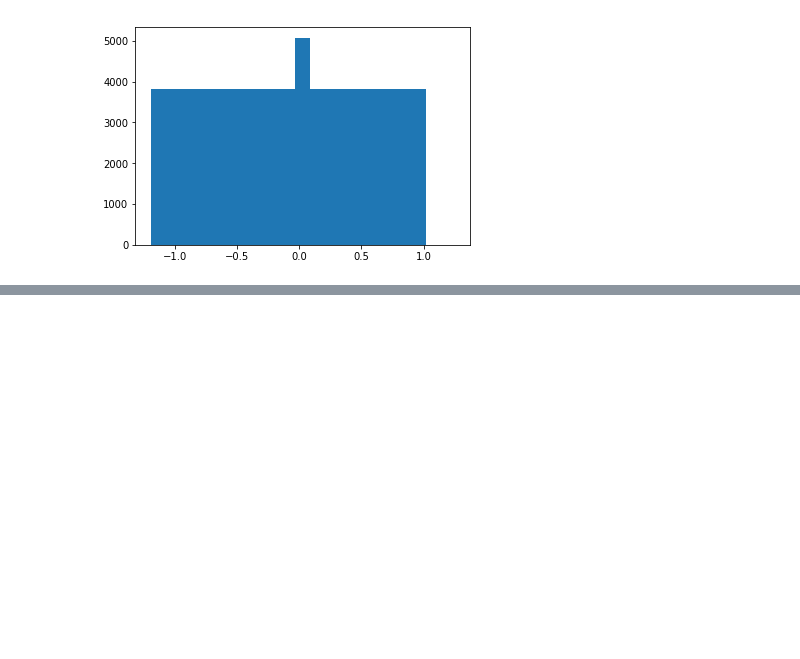
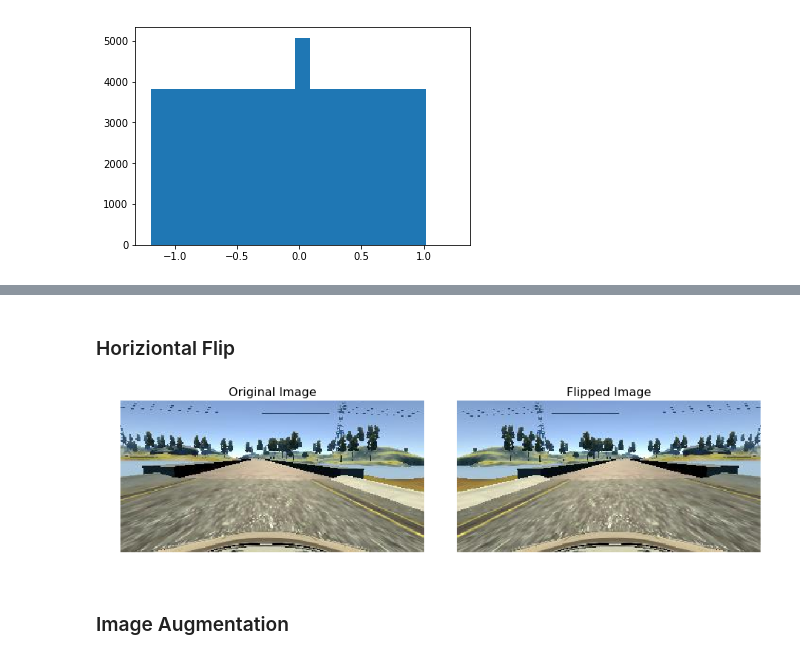
Before and after one commit to aboerzel/Behavioral-Cloning, a Jupyter notebook: data_analysis.ipynb, the cells around one changed output, grey strips where cells are left out. Cells and saved outputs as stored; diff of their text form; code cells hidden in the pictures; blank space fills up the shorter version.

```diff
--- a/data_analysis.ipynb
+++ b/data_analysis.ipynb
@@ -45,0 +139,13 @@ plt.show()
+# %% [markdown]
+### Horiziontal Flip
+# %%
+images = [cv2.cvtColor(sample_image, cv2.COLOR_BGR2RGB),
+          cv2.cvtColor(flip_horizontal(sample_image, 0)[0], cv2.COLOR_BGR2RGB)]
+titles = ['Original Image', 'Flipped Image']
+
+plt = show_images(images, titles)
+plt.savefig(os.path.join(root_path, './examples/horizontal_flip.png'))
+# %% [output]
+[figure, added]
+# %% [markdown]
+### Image Augmentation
```
Also changed, not shown: parts of 16 cells of this notebook.
